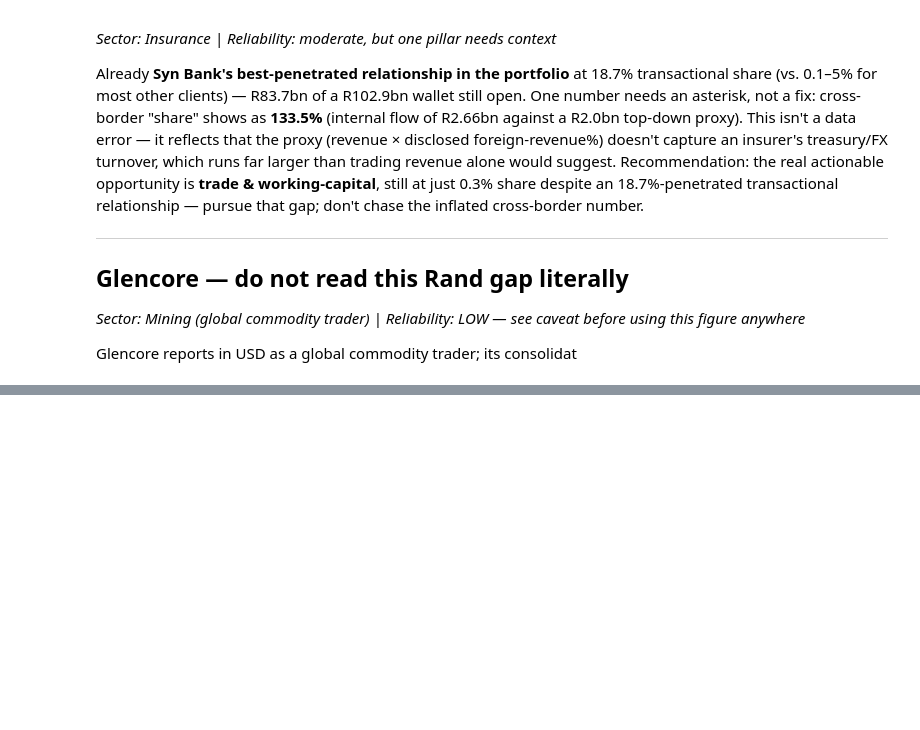
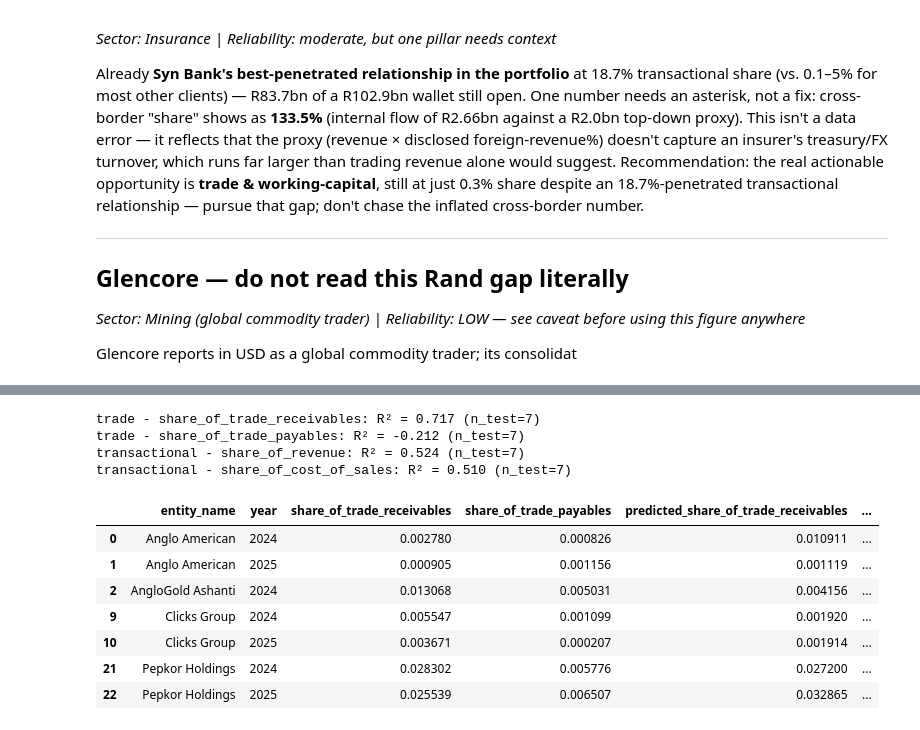
Before and after one commit to wiz-20/Root3, a Jupyter notebook: wallet_engine.ipynb, the cells around one changed output, grey strips where cells are left out. Saved outputs shown, nothing was run; the diff lists cells and outputs as text; code cells hidden in the pictures; blank space fills up the shorter version.

```diff
--- a/wallet_engine.ipynb
+++ b/wallet_engine.ipynb
@@ -311,0 +365,41 @@ Glencore reports in USD as a global commodity trader; its consolidat
+# %%
+trade_internal = pd.read_csv(GOLD_DIR / "trade_finance_gold.csv")
+trade_results = evaluate_pillar(
+    "trade",
+    X_cols=["synbank_trade_receivables", "synbank_trade_payables"],
+    y_cols={
+        "share_of_trade_receivables": ("synbank_trade_receivables", "trade_receivables"),
+        "share_of_trade_payables": ("synbank_trade_payables", "trade_payables"),
+    },
+    internal_df=trade_internal,
+    external_cols_ren={"trade_receivables_zar_m": "trade_receivables", "trade_payables_zar_m": "trade_payables"},
+)
+
+transactional_internal = pd.read_csv(GOLD_DIR / "transactional_banking_gold.csv").rename(
+    columns={"collections": "synbank_collections", "supplier_payments": "synbank_supplier_payments"}
+)
+transactional_results = evaluate_pillar(
+    "transactional",
+    X_cols=["synbank_collections", "synbank_supplier_payments"],
+    y_cols={
+        "share_of_revenue": ("synbank_collections", "revenue"),
+        "share_of_cost_of_sales": ("synbank_supplier_payments", "cost_of_sales"),
+    },
+    internal_df=transactional_internal,
+    external_cols_ren={"revenue_zar_m": "revenue", "cost_of_sales_zar_m": "cost_of_sales"},
+)
+
+trade_results
+# %% [output]
+trade - share_of_trade_receivables: R² = 0.717 (n_test=7)
+trade - share_of_trade_payables: R² = -0.212 (n_test=7)
+transactional - share_of_revenue: R² = 0.524 (n_test=7)
+transactional - share_of_cost_of_sales: R² = 0.510 (n_test=7)
+|  | entity_name | year | share_of_trade_receivables | share_of_trade_payables | predicted_share_of_trade_receivables | ... |
+| 0 | Anglo American | 2024 | 0.002780 | 0.000826 | 0.010911 | ... |
+| 1 | Anglo American | 2025 | 0.000905 | 0.001156 | 0.001119 | ... |
+| 2 | AngloGold Ashanti | 2024 | 0.013068 | 0.005031 | 0.004156 | ... |
+| 9 | Clicks Group | 2024 | 0.005547 | 0.001099 | 0.001920 | ... |
+| 10 | Clicks Group | 2025 | 0.003671 | 0.000207 | 0.001914 | ... |
+| 21 | Pepkor Holdings | 2024 | 0.028302 | 0.005776 | 0.027200 | ... |
+| 22 | Pepkor Holdings | 2025 | 0.025539 | 0.006507 | 0.032865 | ... |
```
Also changed, not shown: parts of 5 cells of this notebook.
